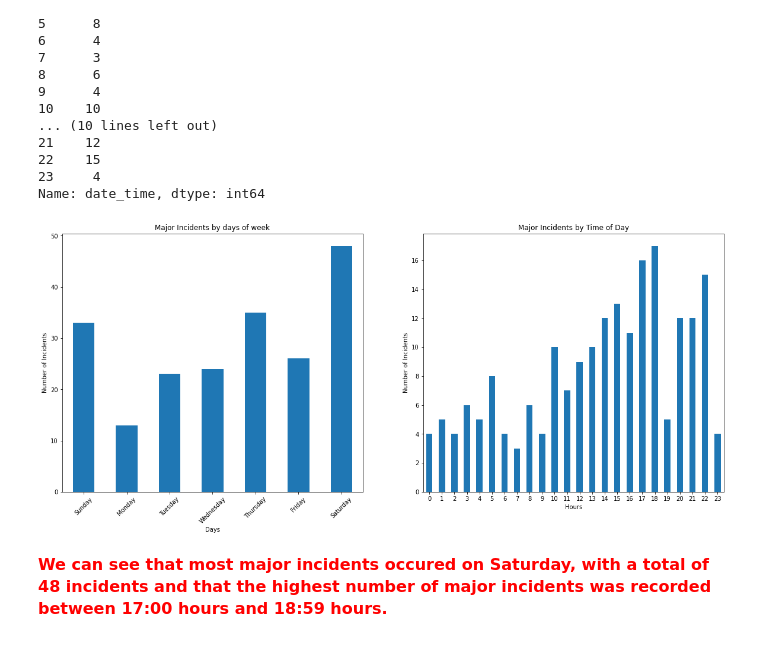
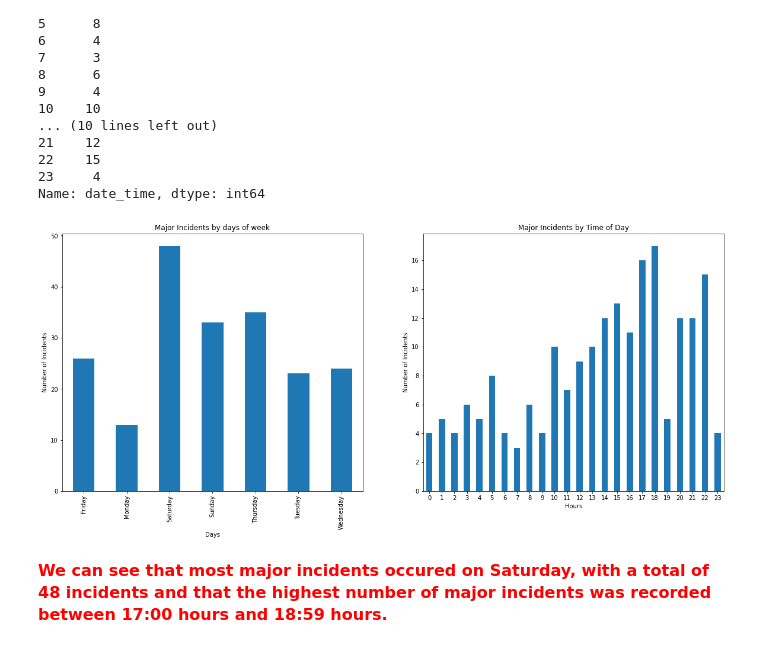
Before and after one commit to damiiete/Analysis-of-major-incidents-in-UK, a Jupyter notebook: notebook.ipynb, the cells around one changed output. Saved outputs shown, nothing was run; the diff lists cells and outputs as text; code cells hidden in the pictures.

```diff
--- a/notebook.ipynb
+++ b/notebook.ipynb
@@ -165,27 +196,26 @@ date_time
 Name: date_time, dtype: int64
 # %%
 plt.figure(figsize=(20,8))
-labels = ['Sunday', 'Monday', 'Tuesday', 'Wednesday', 'Thursday', 'Friday', 'Saturday']
 
 #plot of major incidents by day of week
 plt.subplot(1,2,1)
 major_incidents['day_of_week'].value_counts().sort_index().plot(kind='bar')
 plt.title('Major Incidents by days of week')
 plt.xlabel('Days')
-plt.xticks(range(len(labels)), labels, rotation = 45)
+#plt.xticks(range(len(labels)), labels, rotation = 45)
 plt.ylabel('Number of Incidents')
 
 #plot of major incidents by time of day
 plt.subplot(1,2,2)
 time_values.plot(kind='bar')
 plt.title('Major Incidents by Time of Day')
 plt.xlabel('Hours')
 plt.xticks(rotation = 'horizontal')
 plt.ylabel('Number of Incidents')
 
 plt.show()
 # %% [output]
-[figure, old version]
+[figure, new version]
 # %% [markdown]
 <font size='3'><font color = red > **We can see that most major incidents occured on Saturday, with a total of 48 incidents and that the highest number of major incidents was recorded between 17:00 hours and 18:59 hours.**
 # %% [markdown]
```
Also changed, not shown: parts of 26 cells of this notebook.
